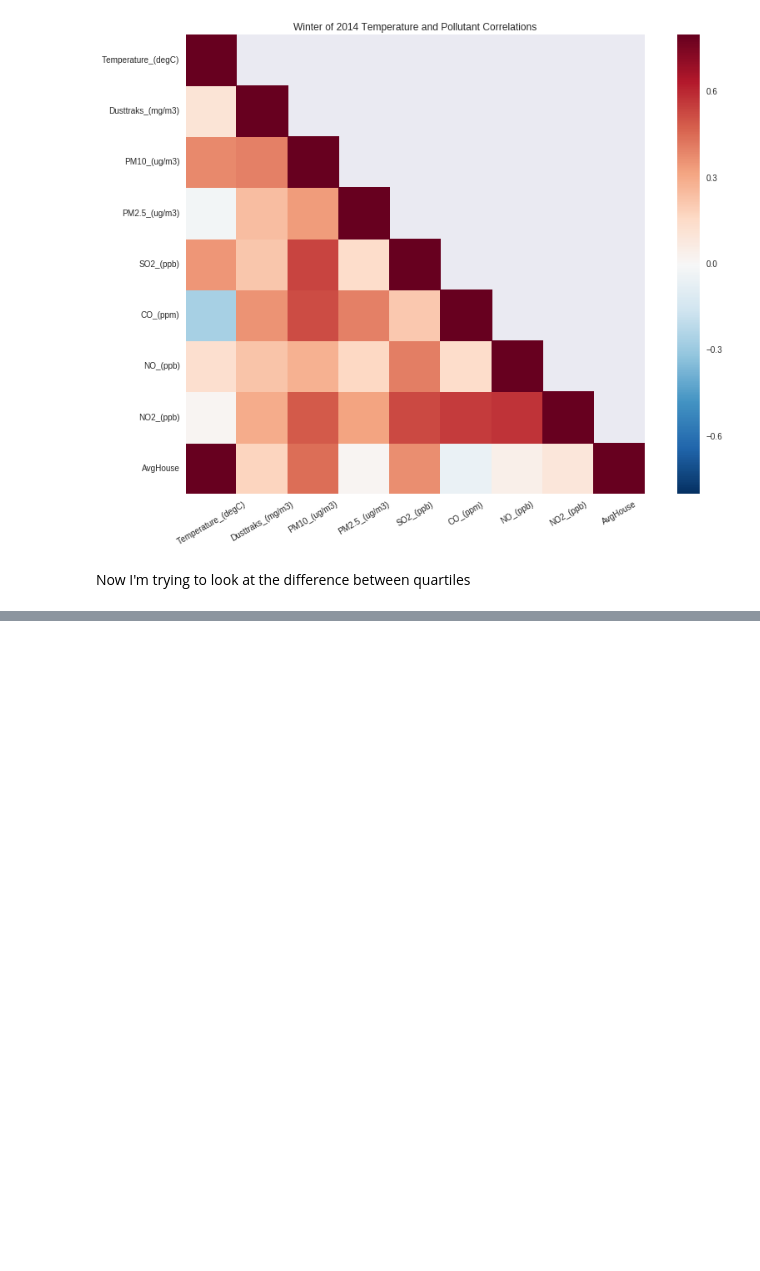
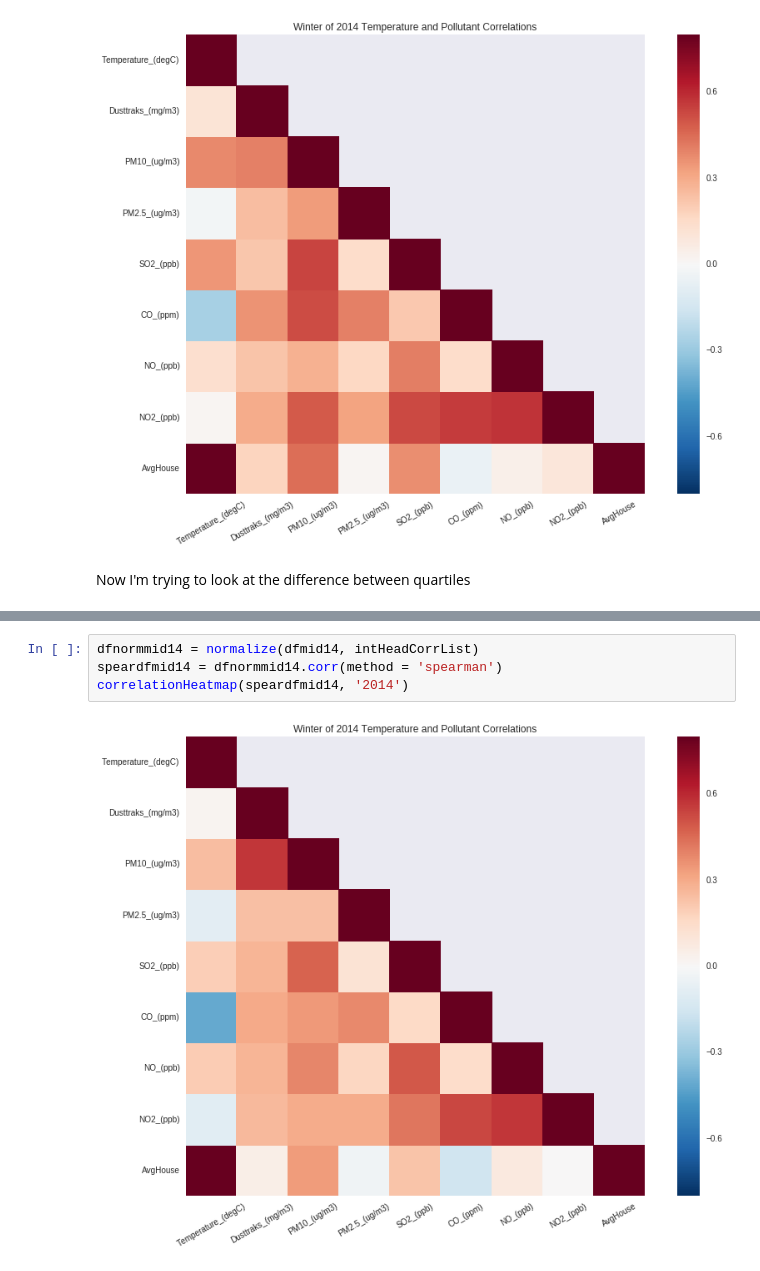
Before and after one commit to BrennaManning/DataScience2016FP, a Jupyter notebook: Stats_comparisons.ipynb, the cells around one changed output, grey strips where cells are left out. Drawn from its saved outputs; the diff is of its cells as text; blank space fills up the shorter version.

```diff
--- a/Stats_comparisons.ipynb
+++ b/Stats_comparisons.ipynb
@@ -240,0 +343,6 @@ ValueError: zero-size array to reduction operation minimum which has no identity
+# %%
+dfnormmid14 = normalize(dfmid14, intHeadCorrList)
+speardfmid14 = dfnormmid14.corr(method = 'spearman')
+correlationHeatmap(speardfmid14, '2014')
+# %% [output]
+[figure, added]
```
Also changed, not shown: parts of 12 cells of this notebook, 1 other file.
